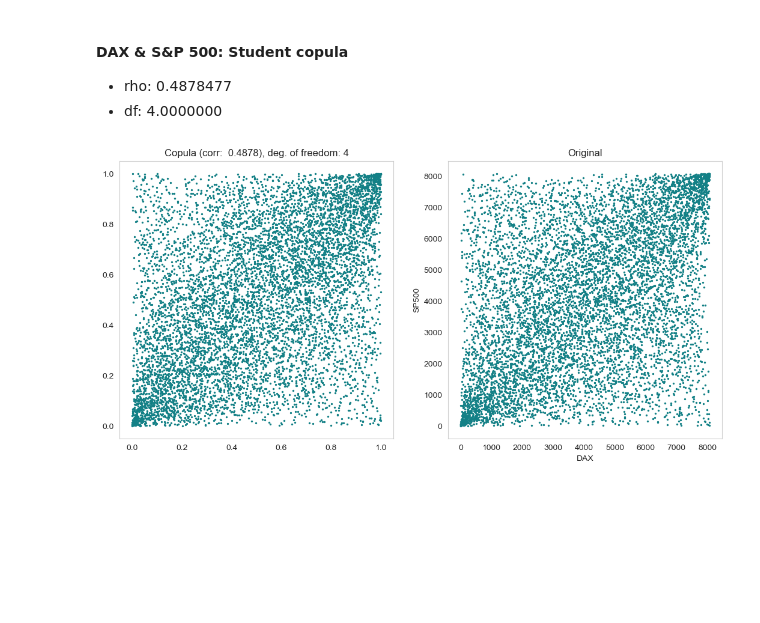
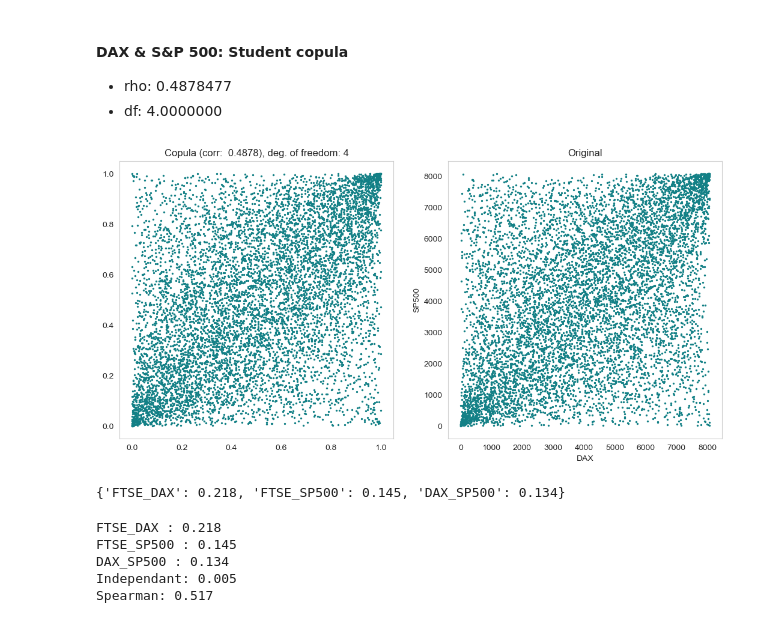
Before and after one commit to oskargirardin/QRM_Project, a Jupyter notebook: final_project_Oskar.ipynb, the cells around one changed output. Drawn from its saved outputs; the diff is of its cells as text; code cells hidden in the pictures; blank space fills up the shorter version.

```diff
--- a/final_project_Oskar.ipynb
+++ b/final_project_Oskar.ipynb
@@ -541,8 +543,9 @@ plot_rankscatter(ftse, sp500, axs[1], title = "Original")
 - rho: 0.4878477
 - df: 4.0000000
 # %%
+rho3 = 0.4878477
 fig, axs = plt.subplots(ncols = 3, figsize = (20,6))
-plot_copula(axs[0], axs[2], rho = 0.4878477, deg_freedom=4)
+plot_copula(axs[0], axs[2], rho = rho3, deg_freedom=4)
 plot_rankscatter(dax, sp500, axs[1], title = "Original")
 # %% [output]
-[figure, old version]
+[figure, new version]
@@ -548,0 +593,24 @@ plot_rankscatter(dax, sp500, axs[1], title = "Original")
+# %%
+probs = {}
+for rho, name in zip([rho1, rho2, rho3], ["FTSE_DAX", "FTSE_SP500", "DAX_SP500"]):
+    R1 = np.full((2,2), rho)
+    np.fill_diagonal(R1, 1)
+    student_copula = StudentTCopula(R1, 4)
+
+    probs[name] = prob_copula(student_copula, 1000)
+
+probs
+# %% [output]
+{'FTSE_DAX': 0.218, 'FTSE_SP500': 0.145, 'DAX_SP500': 0.134}
+# %%
+# Final probs
+for key, val in probs.items():
+    print(key, ":", val)
+print("Independant:",prob_unif(1000))
+print("Spearman:",prob_spearman(1000))
+# %% [output]
+FTSE_DAX : 0.218
+FTSE_SP500 : 0.145
+DAX_SP500 : 0.134
+Independant: 0.005
+Spearman: 0.517
```
Also changed, not shown: parts of 8 cells of this notebook, 4 other files.
